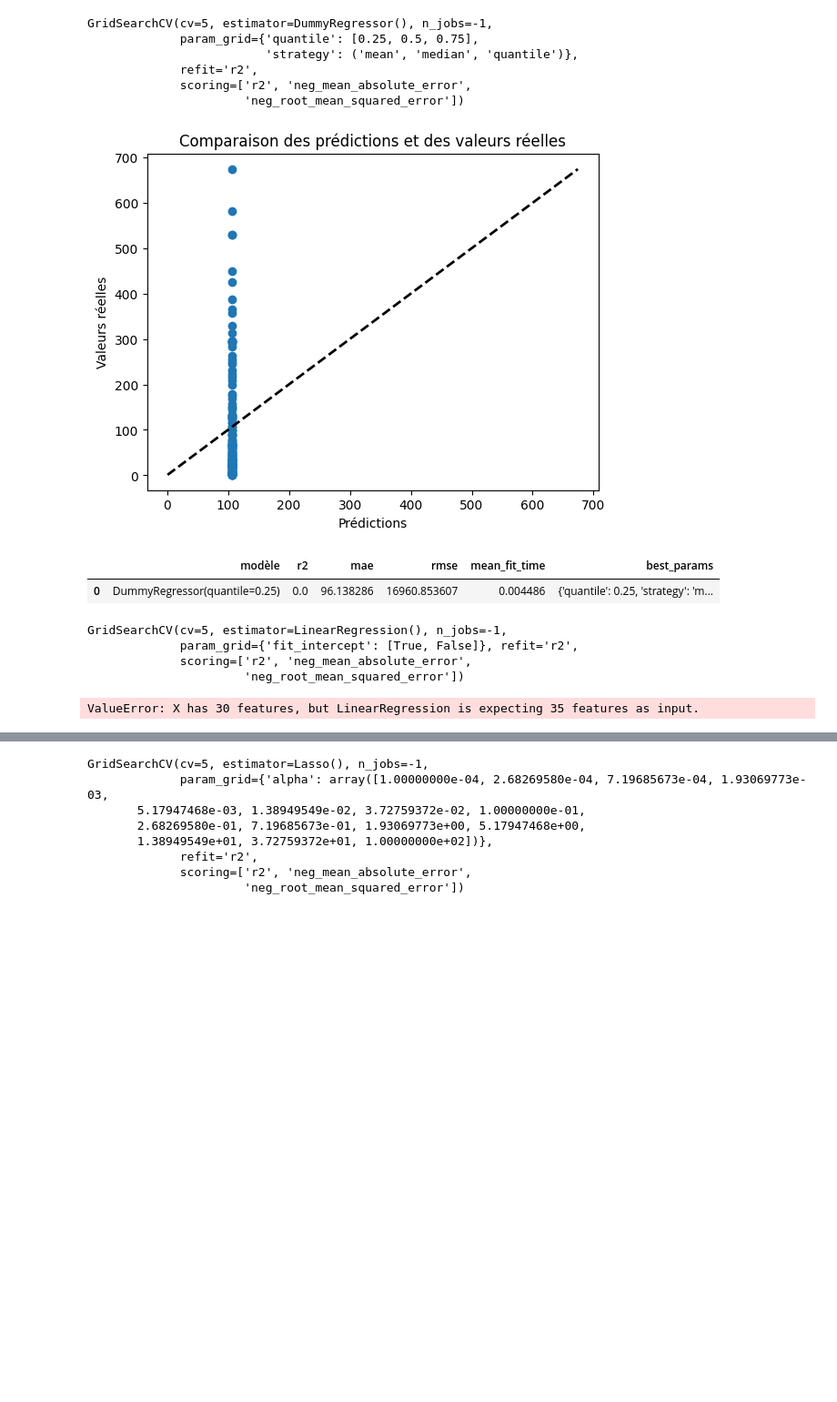
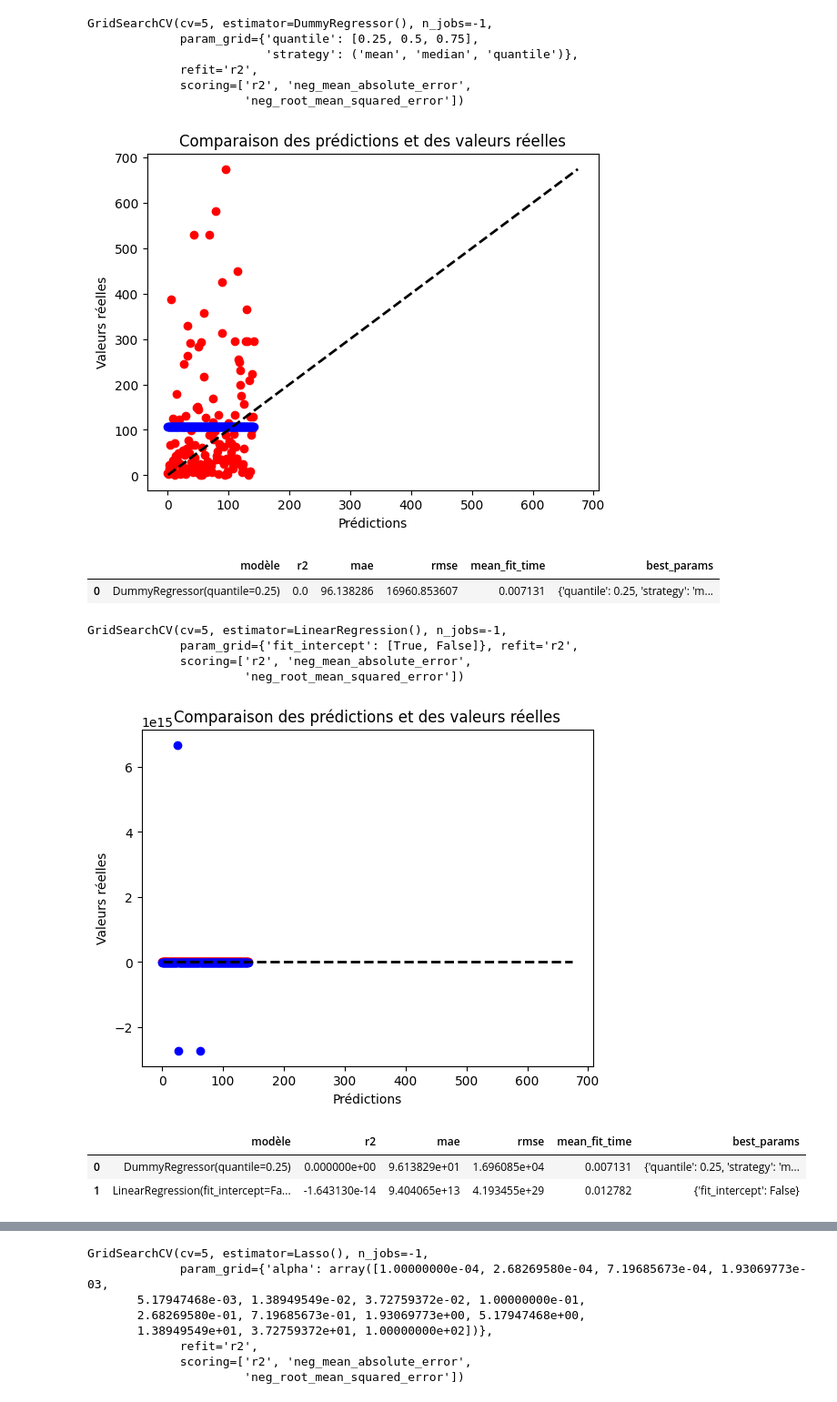
Before and after one commit to Cyr-dcx/LinearRegression-for-building-consumption, a Jupyter notebook: notebooks/exploration.ipynb, the cells around one changed output, grey strips where cells are left out. Shown at 91% size. Saved outputs shown, nothing was run; the diff lists cells and outputs as text; code cells hidden in the pictures; blank space fills up the shorter version.

```diff
--- a/notebooks/exploration.ipynb
+++ b/notebooks/exploration.ipynb
@@ -436,7 +373,8 @@ def evaluate_prediction(X_test, y_test, metrics_df, model):
     metrics_df = add_metrics_table(y_pred,y_test,metrics_df,model)
 
     # Créer le scatter plot
-    plt.scatter(y_pred, y_test)
+    plt.scatter(range(0,len(y_test)), y_test, c="red")
+    plt.scatter(range(0,len(y_test)), y_pred, c="blue")
 
     # Ajouter une ligne diagonale pour représenter la ligne de prédiction parfaite
     plt.plot([y_test.min(), y_test.max()], [y_test.min(), y_test.max()], 'k--', lw=2)
@@ -448,7 +386,7 @@ def evaluate_prediction(X_test, y_test, metrics_df, model):
 
     # Afficher le plot
     plt.show()
-    display(metrics_df)
+    return metrics_df
 # %% [markdown]
 ## Label 1 : energy
 # %%
@@ -470,11 +408,11 @@ GridSearchCV(cv=5, estimator=DummyRegressor(), n_jobs=-1,
              scoring=['r2', 'neg_mean_absolute_error',
                       'neg_root_mean_squared_error'])
 # %%
-evaluate_prediction(X_enrg_test, y_enrg_test, metrics_df, grid_dummy_nrg)
+metrics_df = evaluate_prediction(X_enrg_test, y_enrg_test, metrics_df, grid_dummy_nrg)
 # %% [output]
-[figure, old version]
+[figure, new version]
 |  | modèle | r2 | mae | rmse | mean_fit_time | best_params |
-| 0 | DummyRegressor(quantile=0.25) | 0.0 | 96.138286 | 16960.853607 | 0.004486 | {'quantile': 0.25, 'strategy': 'm... |
+| 0 | DummyRegressor(quantile=0.25) | 0.0 | 96.138286 | 16960.853607 | 0.007131 | {'quantile': 0.25, 'strategy': 'm... |
 # %%
 reg = LinearRegression()
 parameters = {'fit_intercept': [True, False]}
@@ -491,9 +429,12 @@ GridSearchCV(cv=5, estimator=LinearRegression(), n_jobs=-1,
              scoring=['r2', 'neg_mean_absolute_error',
                       'neg_root_mean_squared_error'])
 # %%
-evaluate_prediction(X_enrg_test, y_enrg_test, metrics_df, grid_reglin_nrg)
+metrics_df = evaluate_prediction(X_enrg_test, y_enrg_test, metrics_df, grid_reglin_nrg)
 # %% [output]
-ValueError: X has 30 features, but LinearRegression is expecting 35 features as input.
+[figure, added]
+|  | modèle | r2 | mae | rmse | mean_fit_time | best_params |
+| 0 | DummyRegressor(quantile=0.25) | 0.000000e+00 | 9.613829e+01 | 1.696085e+04 | 0.007131 | {'quantile': 0.25, 'strategy': 'm... |
+| 1 | LinearRegression(fit_intercept=Fa... | -1.643130e-14 | 9.404065e+13 | 4.193455e+29 | 0.012782 | {'fit_intercept': False} |
 # %%
 X_enrg_test.shape, X_enrg_train.shape
 # %% [output]
```
Also changed, not shown: parts of 13 cells of this notebook.
